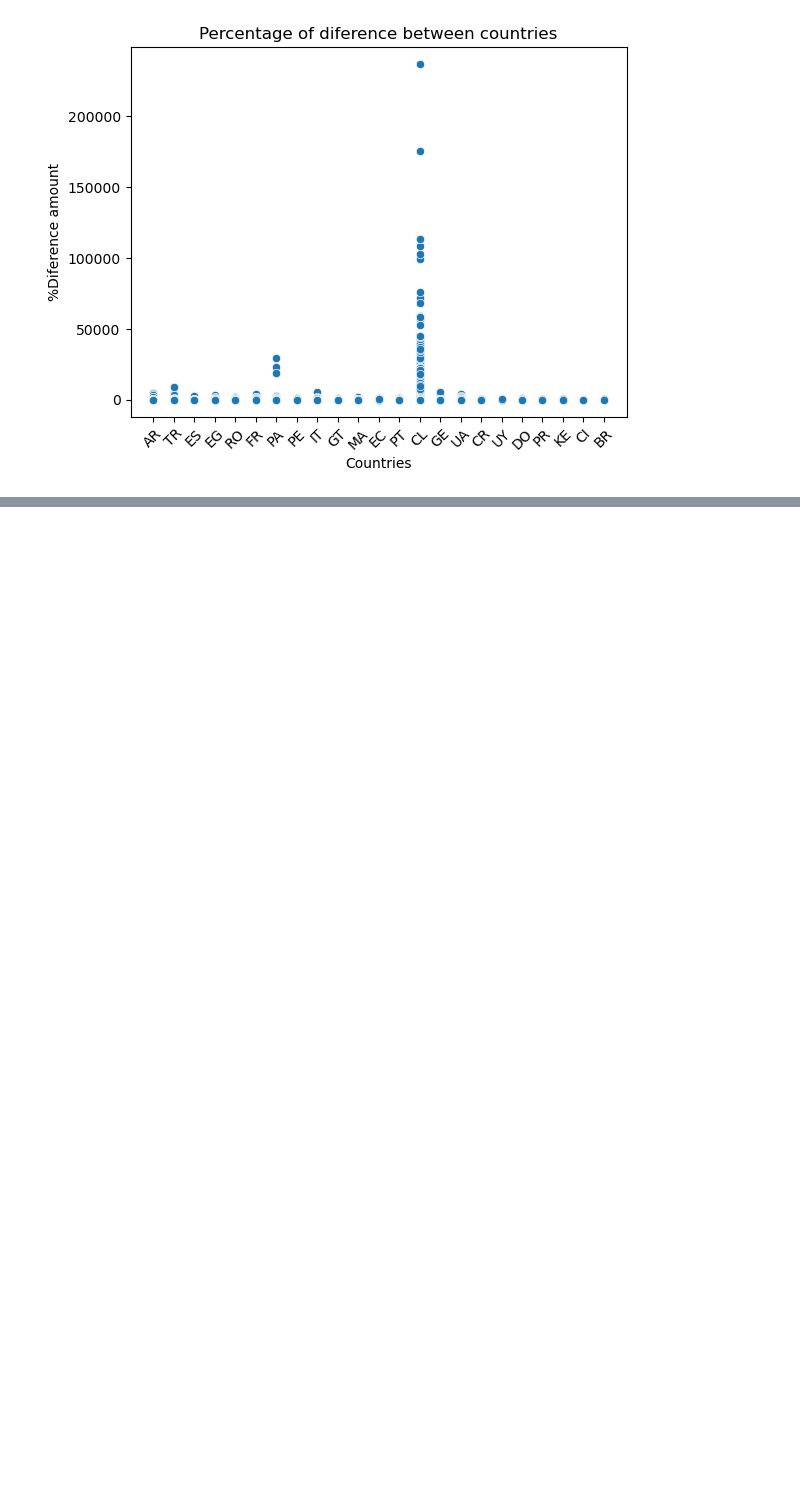
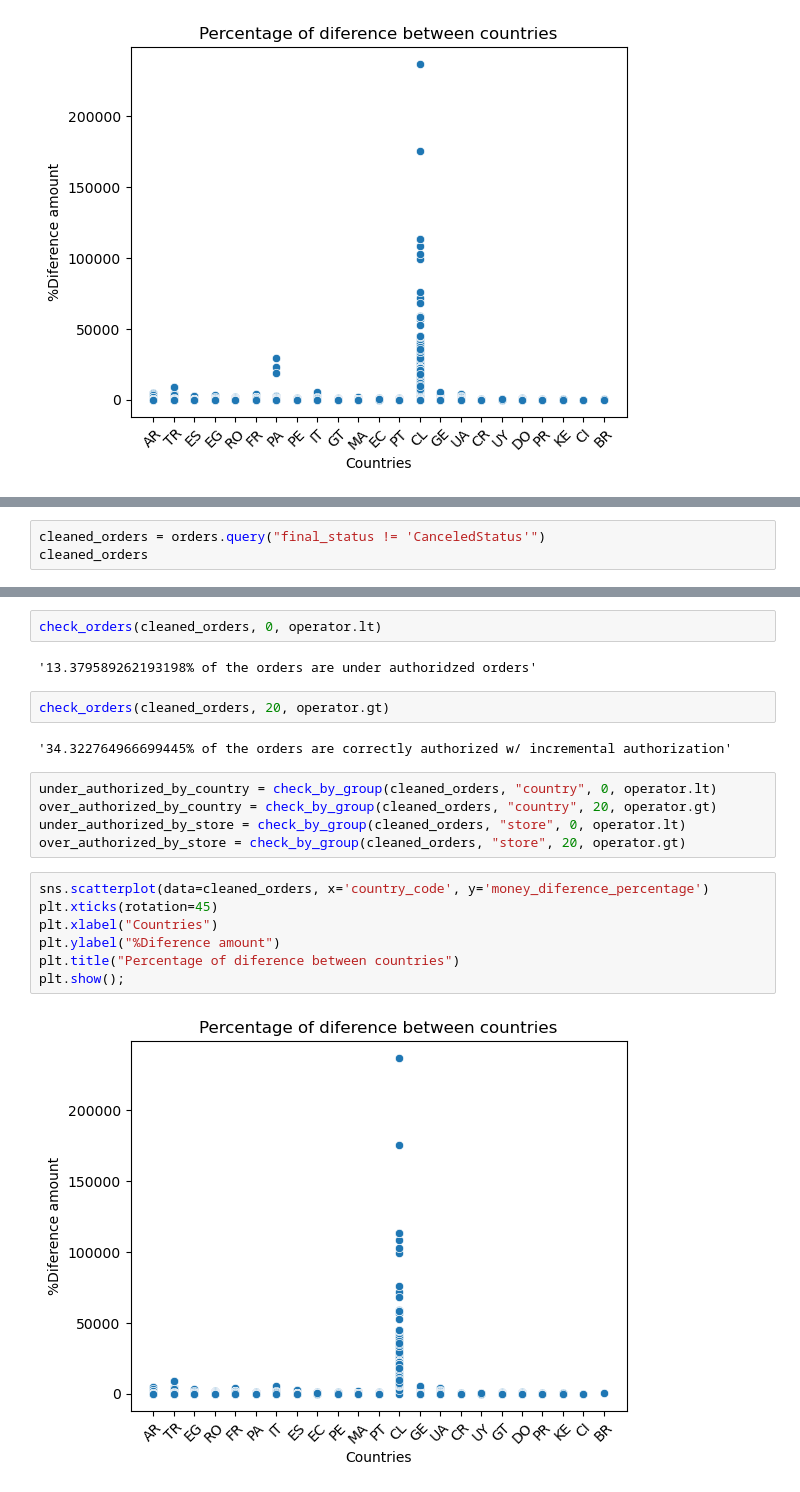
Before and after one commit to UriCVV/products-analytics-delivery-app, a Jupyter notebook: src/data-exploration.ipynb, the cells around one changed output, grey strips where cells are left out. Cells and saved outputs as stored; diff of their text form; blank space fills up the shorter version.

```diff
--- a/src/data-exploration.ipynb
+++ b/src/data-exploration.ipynb
@@ -237,3 +216,6 @@ merged_by_country
 | 6 | FR | 607 | 1402 |
 | 7 | RO | 474 | 1006 |
 | 8 | EC | 431 | 1611 |
+# %%
+cleaned_orders = orders.query("final_status != 'CanceledStatus'")
+cleaned_orders
@@ -239,0 +236,22 @@ merged_by_country
+# %%
+check_orders(cleaned_orders, 0, operator.lt)
+# %% [output]
+'13.379589262193198% of the orders are under authoridzed orders'
+# %%
+check_orders(cleaned_orders, 20, operator.gt)
+# %% [output]
+'34.322764966699445% of the orders are correctly authorized w/ incremental authorization'
+# %%
+under_authorized_by_country = check_by_group(cleaned_orders, "country", 0, operator.lt)
+over_authorized_by_country = check_by_group(cleaned_orders, "country", 20, operator.gt)
+under_authorized_by_store = check_by_group(cleaned_orders, "store", 0, operator.lt)
+over_authorized_by_store = check_by_group(cleaned_orders, "store", 20, operator.gt)
+# %%
+sns.scatterplot(data=cleaned_orders, x='country_code', y='money_diference_percentage')
+plt.xticks(rotation=45)
+plt.xlabel("Countries")
+plt.ylabel("%Diference amount")
+plt.title("Percentage of diference between countries")
+plt.show();
+# %% [output]
+[figure, added]
```
Also changed, not shown: parts of 12 cells of this notebook, 1 other file.
